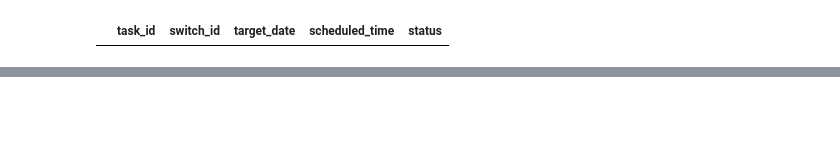
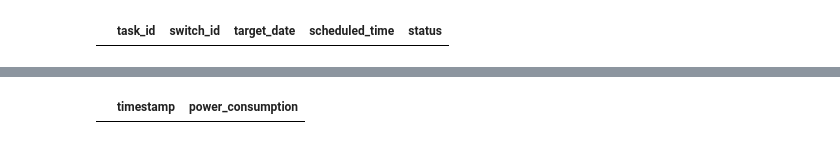
Before and after one commit to Smart-Home-Automation-System-Project/Energy-Consumption-Optimization, a Jupyter notebook: database/view_db.ipynb, the cells around one changed output, grey strips where cells are left out. Cells and saved outputs as stored; diff of their text form; code cells hidden in the pictures; blank space fills up the shorter version.

Commit message:
change the model and predictions

```diff
--- a/database/view_db.ipynb
+++ b/database/view_db.ipynb
@@ -92,0 +93,4 @@ data["historical"]
+# %%
+data['predictions'].head(60)
+# %% [output]
+|  | timestamp | power_consumption |
```
Also changed, not shown: parts of 2 cells of this notebook, 6 other files.
